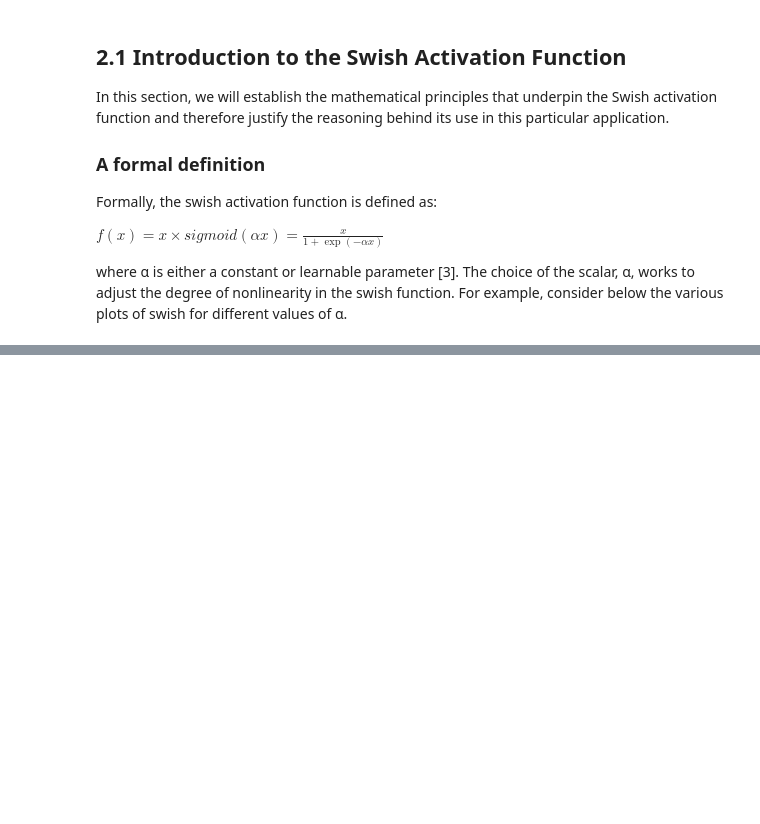
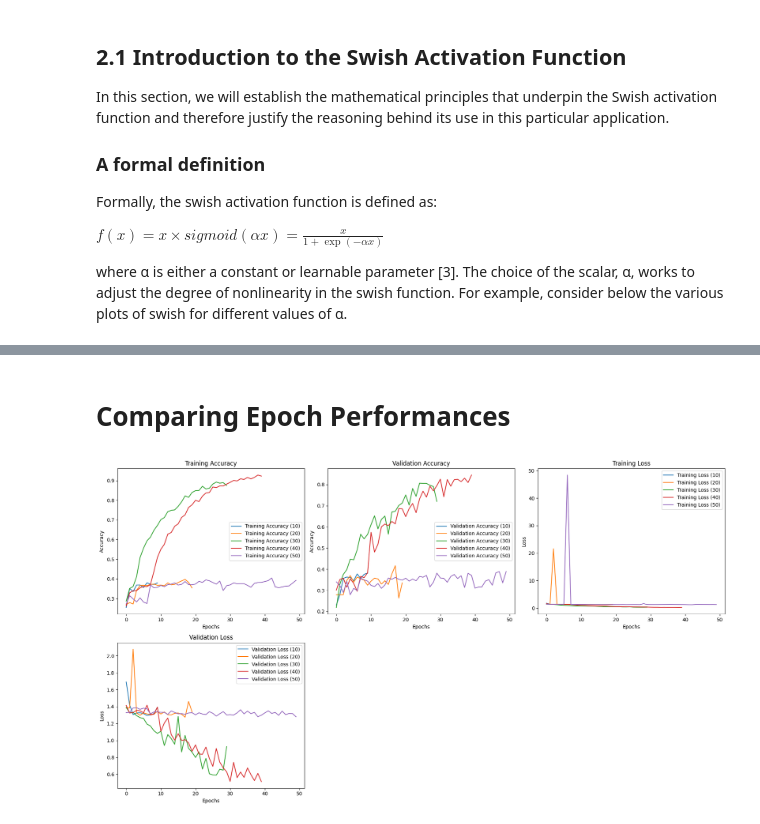
Before and after one commit to shrey1411/dst-group-project-2, a Jupyter notebook: MarkM/Swish_research.ipynb, the cells around one changed output, grey strips where cells are left out. Saved outputs shown, nothing was run; the diff lists cells and outputs as text; code cells hidden in the pictures; blank space fills up the shorter version.

```diff
--- a/MarkM/Swish_research.ipynb
+++ b/MarkM/Swish_research.ipynb
@@ -302,4 +342,2 @@ def create_vgg16_model(input_shape=(64, 64, 3), num_classes=4, includetop=False,
 # %%
 epoch_count = 30
-# %%
-base_model = create_vgg16_model()
@@ -607,16 +429,0 @@ doesn't follow a regular time-based schedule but reacts to metrics (like validat
-# %%
-# Set up the ReduceLROnPlateau scheduler
-lr_scheduler = tf.keras.callbacks.ReduceLROnPlateau(
-    monitor='val_loss',        # Metric to monitor (e.g., validation loss)
-    factor=0.5,                # Factor by which to reduce the learning rate
-    patience=3,               # Number of epochs with no improvement after which learning rate is reduced
-    min_lr=1e-6,               # Minimum learning rate, it won't go lower than this value
-    verbose=0                  # Print out when the learning rate is reduced
-)
-
-RLOP_model = create_vgg16_model()
-history = RLOP_model.fit(train_generator,
-          epochs=epoch_count,
-          validation_data=validation_generator,
-          callbacks=[lr_scheduler, display_lr],  # Add the scheduler as a callback
-          verbose=1)
@@ -643,14 +429,0 @@ Epoch 30: Learning rate is 9.999999974752427e-07
-# %%
-# Define the Cosine Decay learning rate schedule
-initial_learning_rate = 0.001  # Initial learning rate
-lr_scheduler = tf.keras.optimizers.schedules.CosineDecay(
-    initial_learning_rate=initial_learning_rate,
-    decay_steps=decay_steps,  # Number of steps (or iterations) over which the learning rate decays
-    #alpha=0.0           # Minimum learning rate value as the cosine decay reaches its end
-)
-
-cos_model = create_vgg16_model(lr_scheduler=lr_scheduler)
-history = cos_model.fit(train_generator,
-                    epochs=epoch_count,
-                    validation_data=validation_generator,
-                    callbacks=[display_lr])
@@ -693,0 +516,11 @@ KeyboardInterrupt:
+# %%
+history_of_models_epochs = []
+epoch_counts = [10,20,30,40,50]
+for epochs in epoch_counts:
+  print(f'Epochs: {epochs}')
+  base_model = create_vgg16_swish_model()
+  history = base_model.fit(train_generator,  # Generator for training data
+    epochs=epochs,        # Number of epochs
+    validation_data=validation_generator)  # Generator for validation data), callbacks=[early_stopping])
+  history_of_models_epochs.append(history)
+  print('')
@@ -693,0 +565,6 @@ KeyboardInterrupt:
+# %% [markdown]
+# Comparing Epoch Performances
+# %%
+plot_training_history_multiple_models(history_of_models_epochs, epoch_counts)
+# %% [output]
+[figure, added]
```
Also changed, not shown: parts of 123 cells of this notebook.
